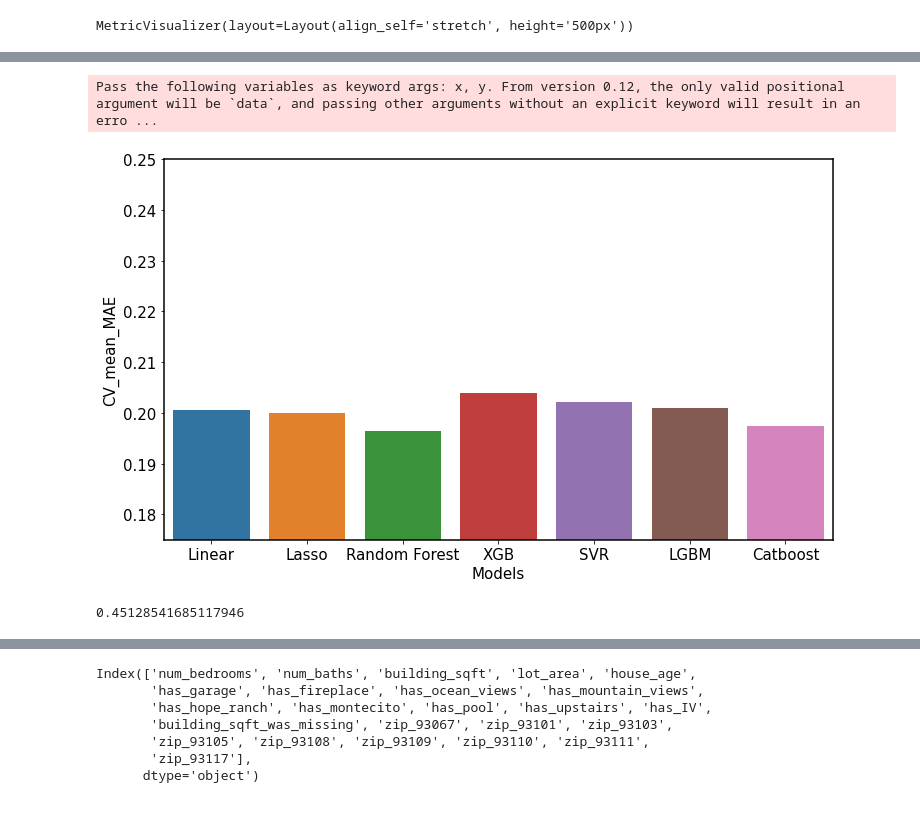
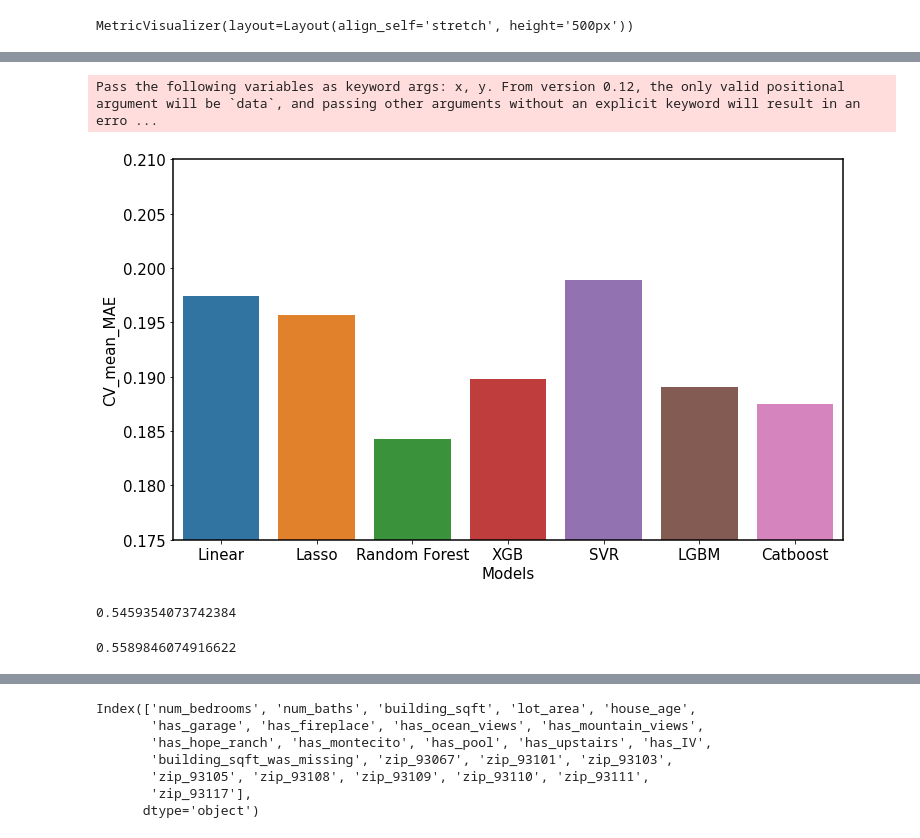
Before and after one commit to dakotarawlings/dakota_data_science_projects, a Jupyter notebook: santa_barbara_realestate_analysis/model_building.ipynb, the cells around one changed output, grey strips where cells are left out. Drawn from its saved outputs; the diff is of its cells as text; code cells hidden in the pictures.

```diff
--- a/santa_barbara_realestate_analysis/model_building.ipynb
+++ b/santa_barbara_realestate_analysis/model_building.ipynb
@@ -172,9 +173,9 @@ df_model.describe()
 8 rows × 25 columns
 # %%
 #normalize the skewed numeric variables
-df_model['num_baths']=stats.boxcox(df_model['num_baths'])[0]
+df_model['num_baths']=stats.log1p(df_model['num_baths'])[0]
 
-df_model['lot_area']=stats.boxcox(df_model['lot_area'])[0]
+df_model['lot_area']=stats.log1p(df_model['lot_area'])[0]
 
 df_model["building_sqft"] = np.log1p(df_model["building_sqft"])
 
@@ -358,7 +359,7 @@ cv_scores_array.append(lasso_score)
 
 #For Random forest use grid search to perform some hyperperameter tuning on rf model
 rf = RandomForestRegressor()
-parameters={'n_estimators':range(10,300,10), 'criterion':('mse','mae'),'max_features':('auto','sqrt','log2')}
+parameters={'n_estimators':range(10,300,10), 'criterion':('mse','absolute_error'),'max_features':('auto','sqrt','log2')}
 gs_rf=GridSearchCV(rf,parameters,scoring='neg_root_mean_squared_error', cv=3)
 gs_rf.fit(X_train, y_train)
 optimized_rf_score=gs_rf.best_score_
@@ -421,20 +457,20 @@ cat_model.get_all_params()
 # %%
 #Plot the scores for each model and compare to choose the best model
 
 score_compare_dataframe=pd.DataFrame({'models':cv_model_array, 'scores':cv_scores_array})
 
 plt.figure(figsize=(12,7))
 plt.rcParams.update({'font.size': 15})
 plt.rcParams["axes.edgecolor"] = "black"
 plt.rcParams["axes.linewidth"] = 1.5
 sns.barplot(score_compare_dataframe.models, np.abs(score_compare_dataframe.scores))
 plt.xlabel('Models')
 plt.ylabel('CV_mean_MAE')
-plt.ylim([.175,0.25])
+plt.ylim([.175,0.21])
 plt.show()
 # %% [output]
 Pass the following variables as keyword args: x, y. From version 0.12, the only valid positional argument will be `data`, and passing other arguments without an explicit keyword will result in an erro ...
-[figure, old version]
+[figure, new version]
 # %%
 optimized_params=catboost_model.get_all_params()
 optimized_params['verbose']=False
@@ -454,6 +490,22 @@ y_pred=optimized_catboost_model.predict(X_test);
 
 mae(np.expm1(y_test), np.expm1(y_pred))
 # %% [output]
-0.45128541685117946
+0.5459354073742384
+# %%
+# Random forest
+
+#we first get the optimal parameters from the grid search
+optimized_params=gs_rf.best_params_
+
+#We then make a  model with these optimized parameters
+optimized_rf_model = RandomForestRegressor(**optimized_params)
+
+optimized_rf_model.fit(np.array(X_train), np.array(y_train));
+
+y_pred=optimized_rf_model.predict(np.array(X_test));
+
+mae(np.expm1(y_test), np.expm1(y_pred))
+# %% [output]
+0.5589846074916622
 # %%
 #pickle the model so that it can be used in a flask app
```
Also changed, not shown: parts of 9 cells of this notebook, 14 other files.
